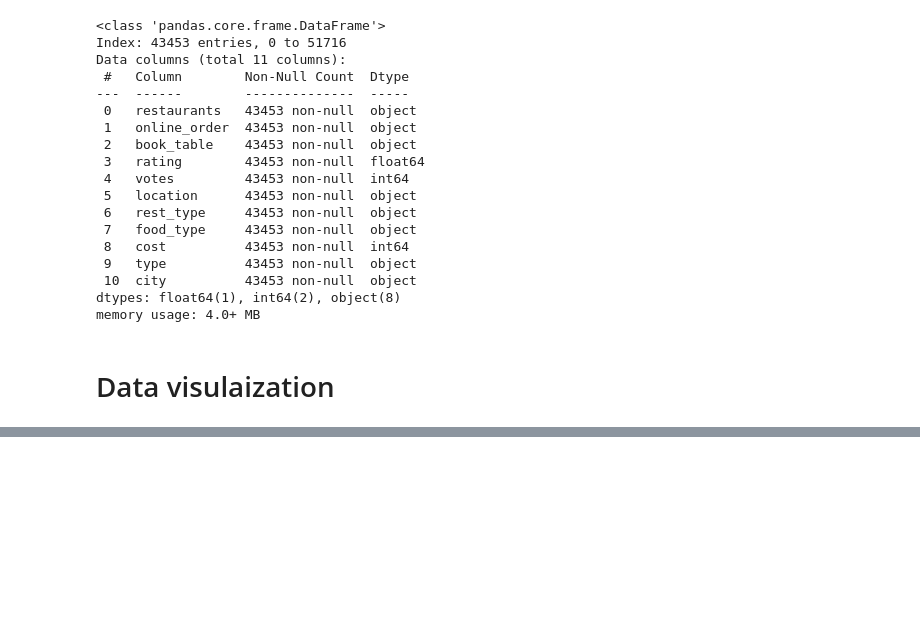
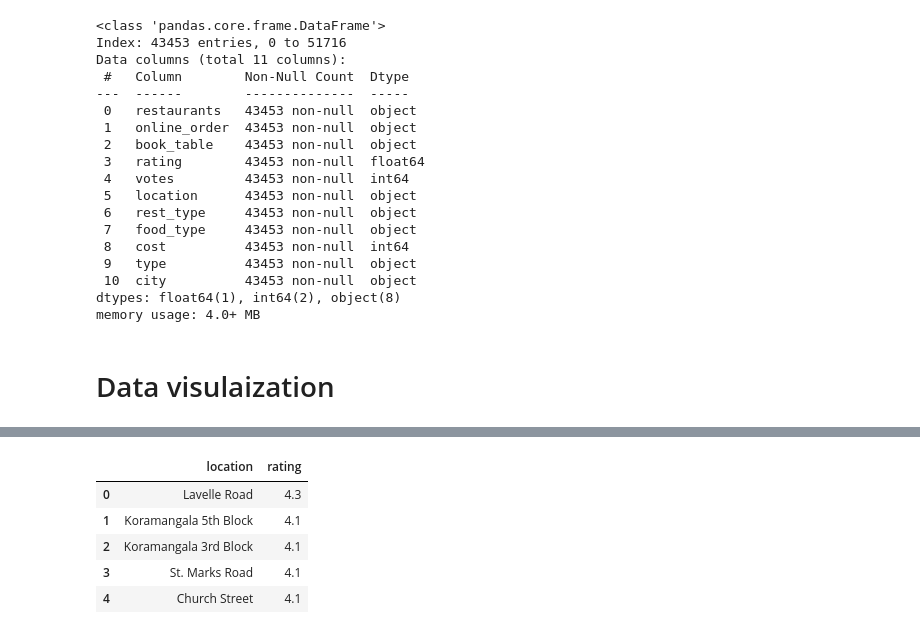
Before and after one commit to ksadia126/Zomato-reviews-EDA, a Jupyter notebook: zomato-reviews.ipynb, the cells around one changed output, grey strips where cells are left out. Saved outputs shown, nothing was run; the diff lists cells and outputs as text; code cells hidden in the pictures; blank space fills up the shorter version.

```diff
--- a/zomato-reviews.ipynb
+++ b/zomato-reviews.ipynb
@@ -338,0 +371,9 @@ zmt.to_csv('./zomato_clean_data.csv')
+# %%
+rating_sorted_loc
+# %% [output]
+|  | location | rating |
+| 0 | Lavelle Road | 4.3 |
+| 1 | Koramangala 5th Block | 4.1 |
+| 2 | Koramangala 3rd Block | 4.1 |
+| 3 | St. Marks Road | 4.1 |
+| 4 | Church Street | 4.1 |
```
Also changed, not shown: parts of 6 cells of this notebook.
